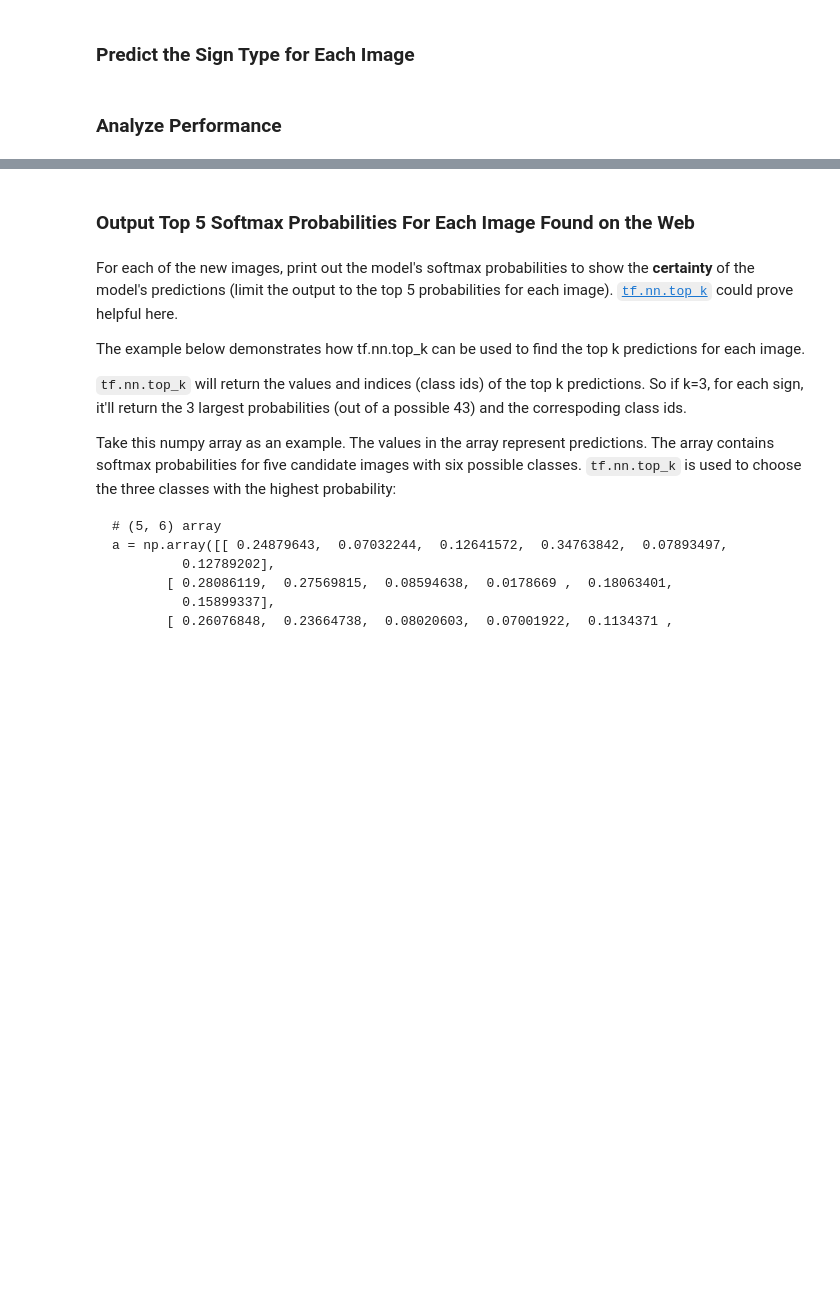
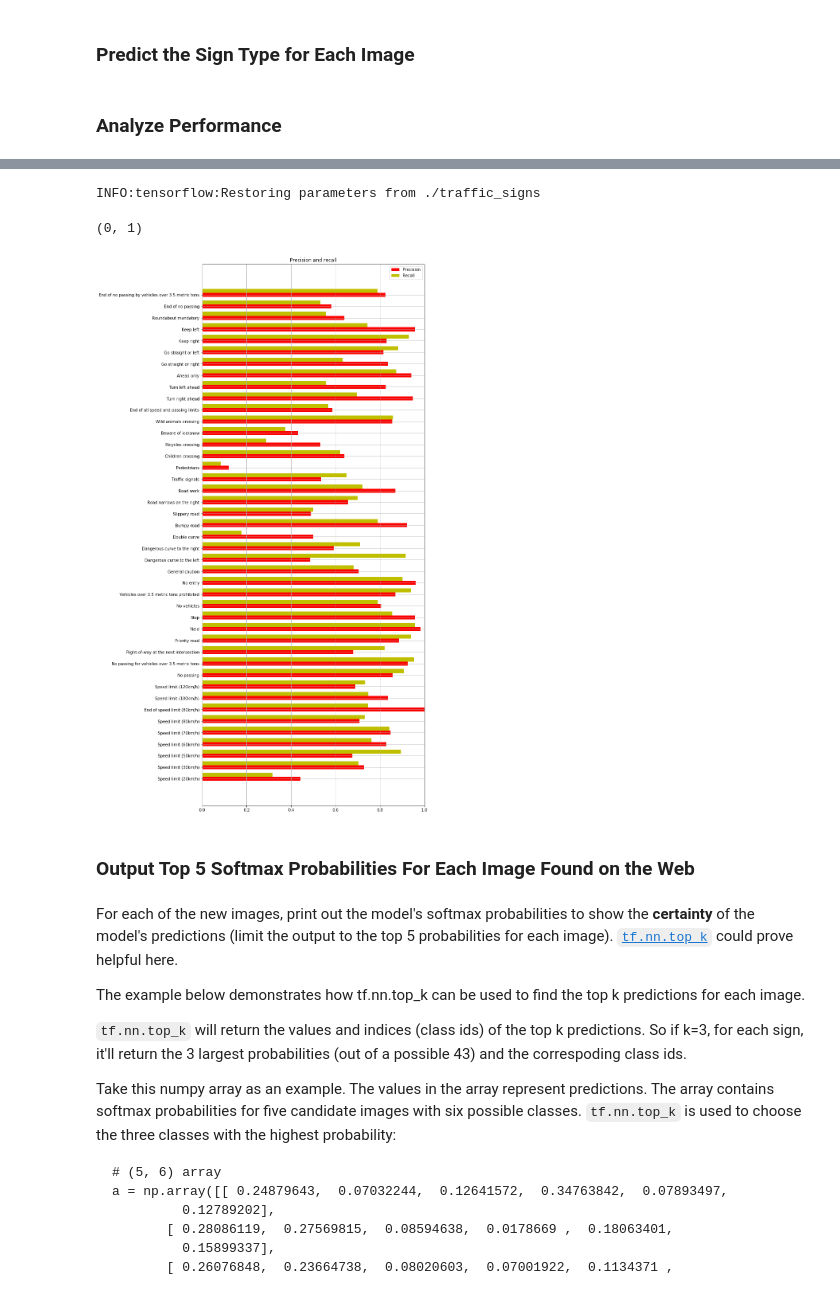
Before and after one commit to greenfield932/CarND-Traffic-Sign-Classifier-Project, a Jupyter notebook: Traffic_Sign_Classifier.ipynb, the cells around one changed output, grey strips where cells are left out. Cells and saved outputs as stored; diff of their text form; code cells hidden in the pictures; blank space fills up the shorter version.

Commit message:
add precision and recall bars

```diff
--- a/Traffic_Sign_Classifier.ipynb
+++ b/Traffic_Sign_Classifier.ipynb
@@ -557,4 +559,61 @@ Model accuracy is 60%
 [figure]
+# %%
+#analyze precision and recall for each traffic sign
+raw_predictions = tf.argmax(logits, 1)
+
+TP = []
+FP = []
+FN = []
+for id in ids:
+    TP.append(0)
+    FP.append(0)
+    FN.append(0)
+
+with tf.Session() as sess:
+    saver.restore(sess, tf.train.latest_checkpoint('.'))
+
+    for offset in range(0, num_examples, BATCH_SIZE):
+        batch_x, batch_y = X_test_norm[offset:offset+BATCH_SIZE], y_test[offset:offset+BATCH_SIZE]
+        predictions = sess.run(raw_predictions, feed_dict={x: batch_x, y: batch_y})
+        #print(predictions)
+        for i in range(0,len(batch_y)):
+            id = batch_y[i]
+            if predictions[i] == id:
+                TP[id] += 1
+            else:
+                FN[id]+=1
+                FP[predictions[i]] +=1
+
+P = np.array(TP)/(np.array(TP)+np.array(FP))
+#R = TP/(TP+FN)
+R = np.array(TP)/(np.array(TP)+np.array(FN))
+#print(R)
+
+ind = np.arange(len(ids))  # the x locations for the groups
+h = 0.35       # the width of the bars
+
+fig, ax = plt.subplots(figsize = (10,25))
+rects1 = ax.barh(ids, width = P, height=h, color='r')
+rects2 = ax.barh(np.array(ids)+h, height=h, width = R, color='y')
+
+# add some text for labels, title and axes ticks
+#ax.set_ylabel('Scores')
+ax.set_title('Precision and recall')
+#ax.set_yticks(np.array(ind) + width / 2)
+#ax.set_xticklabels(('G1', 'G2', 'G3', 'G4', 'G5'))
+
+ax.legend((rects1[0], rects2[0]), ('Precision', 'Recall'))
+
+#plt.figure(figsize=(10,15))
+#plt.barh(ids, width=yvalues)
+plt.yticks(ids, xlabels)
+plt.grid()
+plt.xlim([0,1])
+#print(ids)
+# %% [output]
+INFO:tensorflow:Restoring parameters from ./traffic_signs
+(0, 1)
+[figure, added]
 # %% [markdown]
 ### Output Top 5 Softmax Probabilities For Each Image Found on the Web
 # %% [markdown]
```
Also changed, not shown: parts of 4 cells of this notebook.
